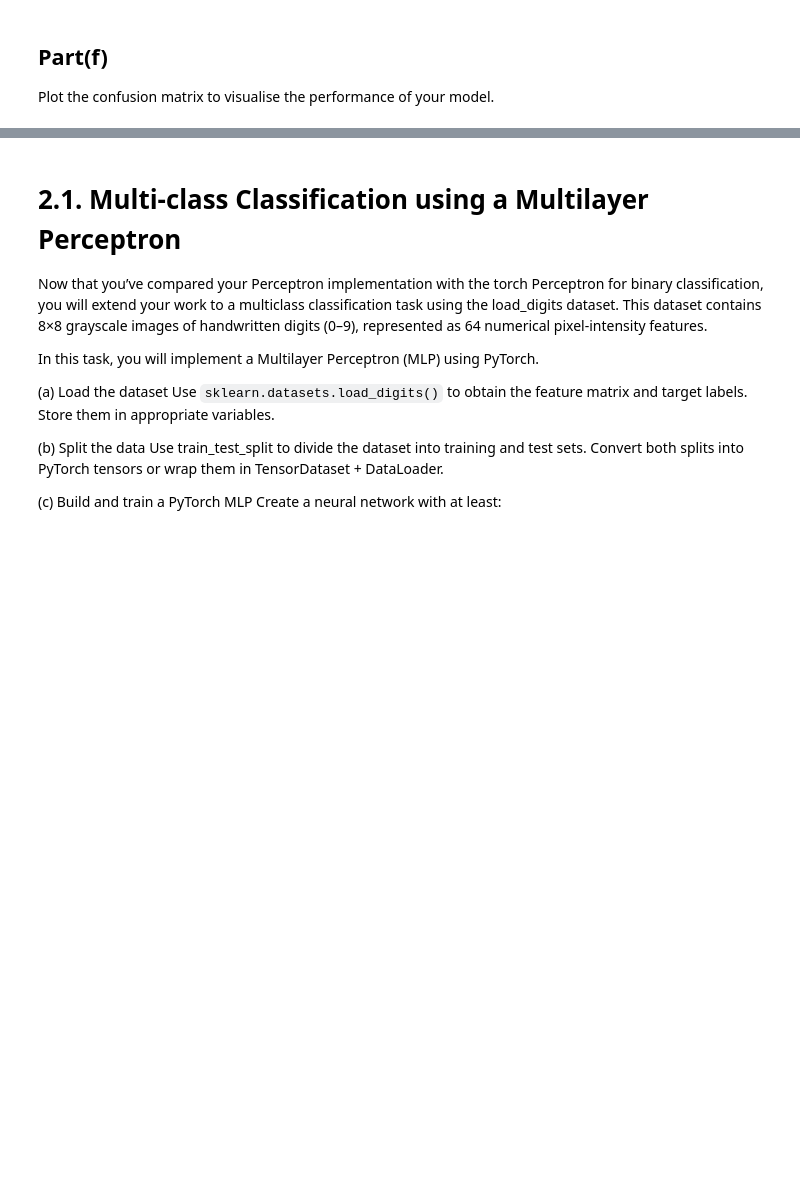
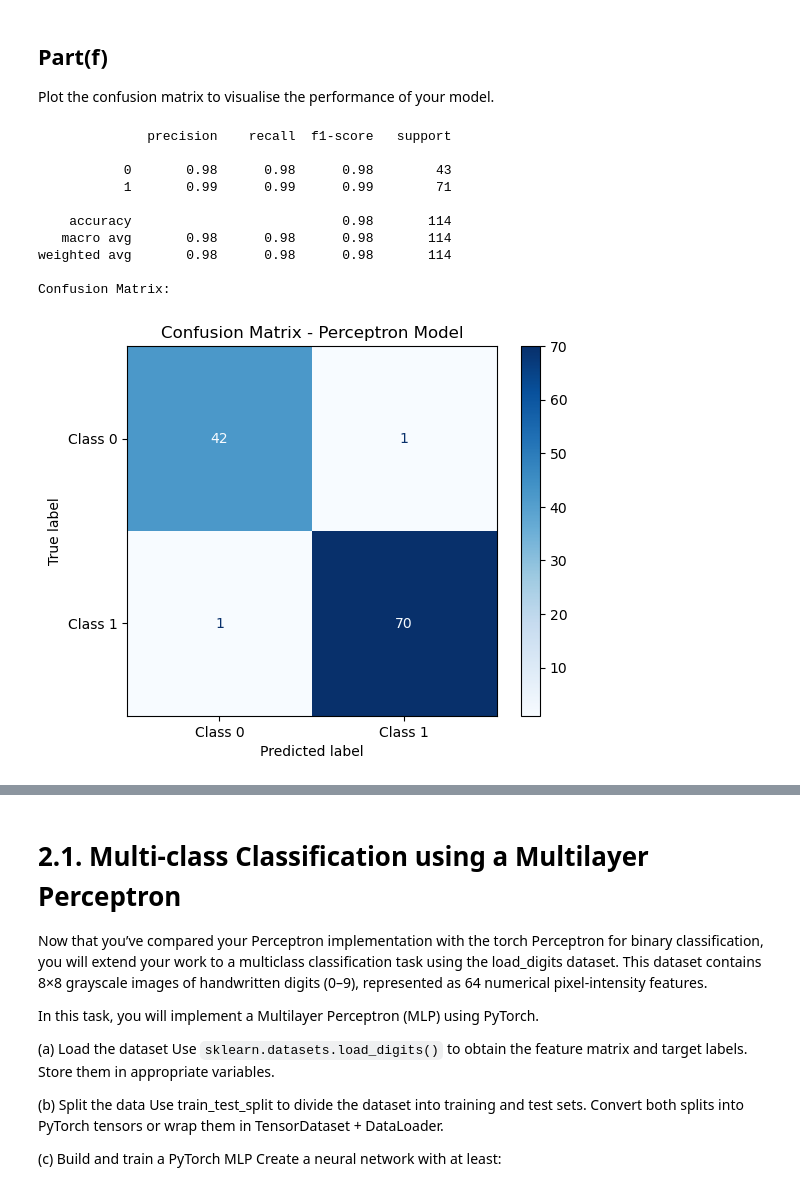
Before and after one commit to YeniaoArt/2025_26-AI-materials, a Jupyter notebook: worksheets/worksheet4.ipynb, the cells around one changed output, grey strips where cells are left out. Saved outputs shown, nothing was run; the diff lists cells and outputs as text; code cells hidden in the pictures; blank space fills up the shorter version.

```diff
--- a/worksheets/worksheet4.ipynb
+++ b/worksheets/worksheet4.ipynb
@@ -250,8 +322,29 @@ If the accuracy is low, consider increasing the maximum number of iterations and
 ## Part(f)
 Plot the confusion matrix to visualise the performance of your model.
 # %%
-from sklearn.metrics import classification_report, confusion_matrix
+from sklearn.metrics import classification_report, confusion_matrix, ConfusionMatrixDisplay
 ##TODO## Write your answer here
+#Evaluate the precision, recall, and F1-score
+print(classification_report(Ytest, Y_pred))
+
+print("Confusion Matrix:")
+cm = confusion_matrix(Ytest, Y_pred) # 生成原始混淆矩阵数据
+disp = ConfusionMatrixDisplay(confusion_matrix=cm, display_labels=['Class 0', 'Class 1'])
+disp.plot(cmap=plt.cm.Blues)
+plt.title('Confusion Matrix - Perceptron Model')
+plt.show()
+# %% [output]
+              precision    recall  f1-score   support
+
+           0       0.98      0.98      0.98        43
+           1       0.99      0.99      0.99        71
+
+    accuracy                           0.98       114
+   macro avg       0.98      0.98      0.98       114
+weighted avg       0.98      0.98      0.98       114
+
+Confusion Matrix:
+[figure, added]
 # %% [markdown]
 # 2. Multilayer Perceptron
 
```
Also changed, not shown: parts of 29 cells of this notebook.
